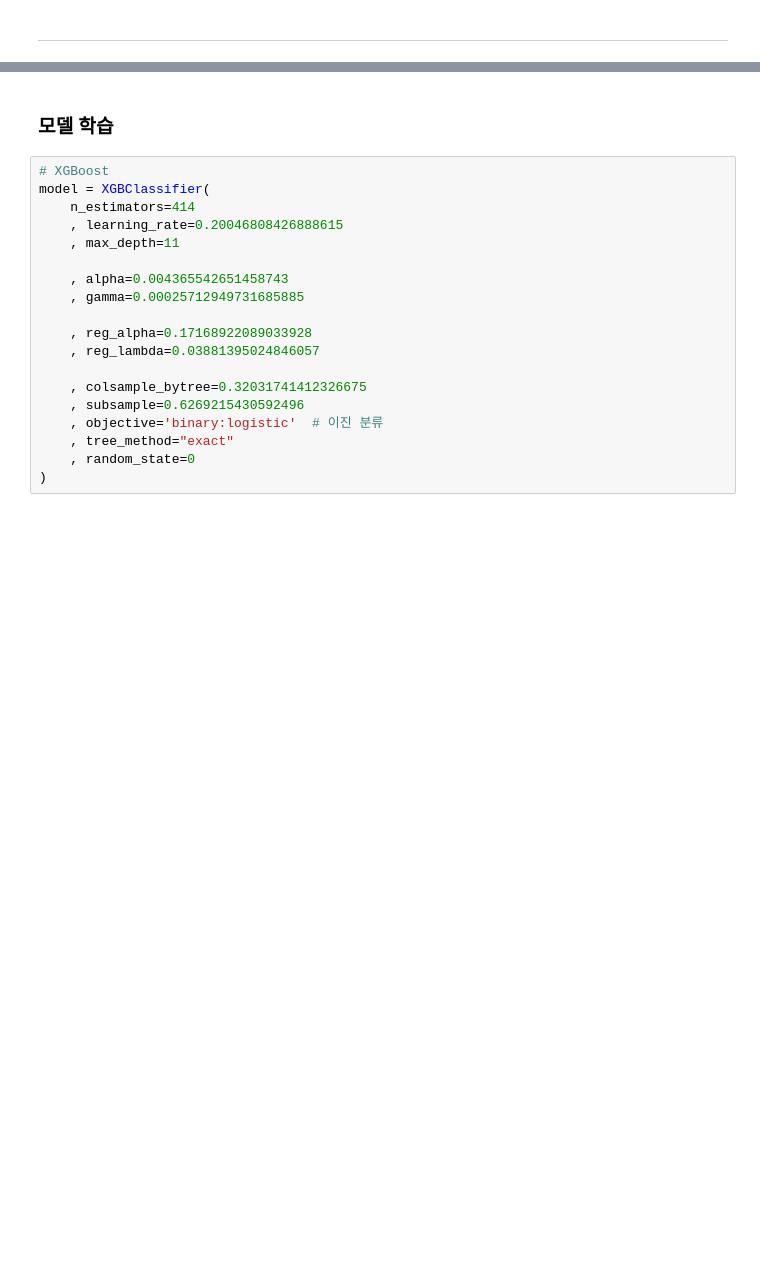
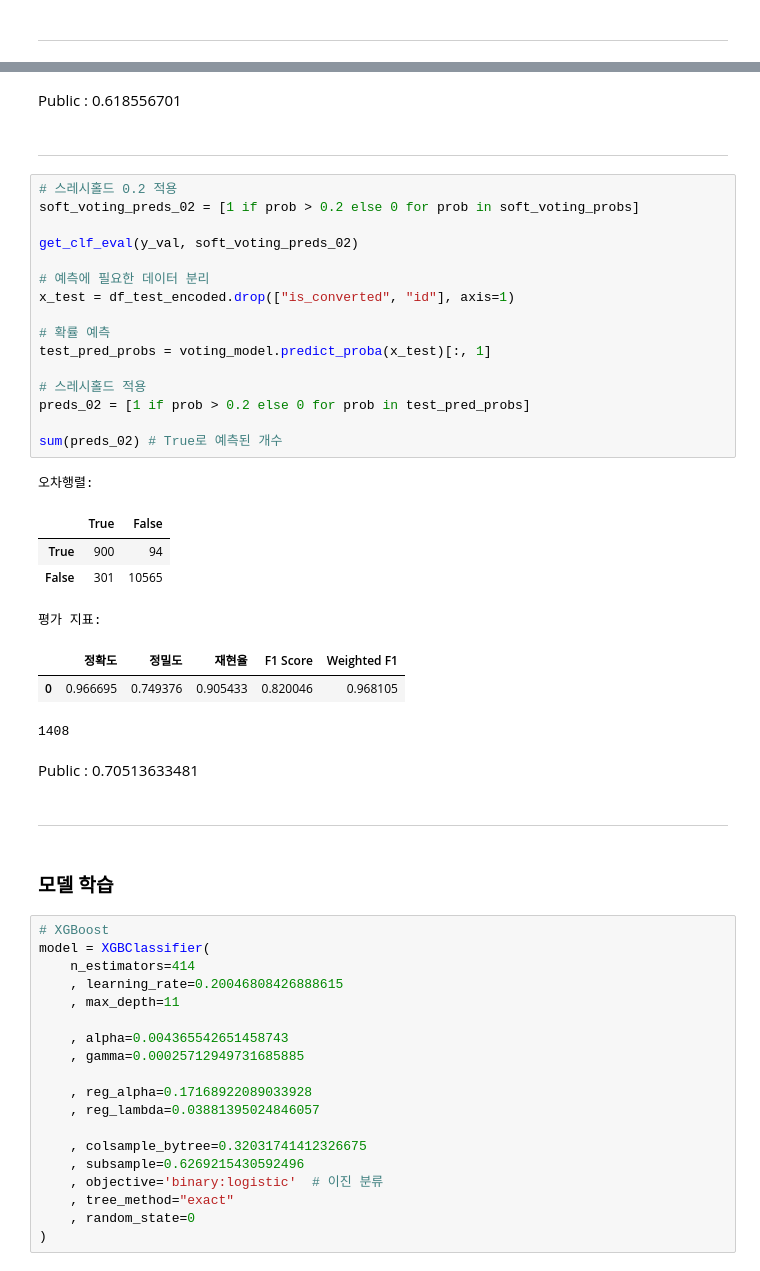
Before and after one commit to BaekJunehong/LG_Aimers_4th, a Jupyter notebook: Total_code.ipynb, the cells around one changed output, grey strips where cells are left out. Drawn from its saved outputs; the diff is of its cells as text; blank space fills up the shorter version.

```diff
--- a/Total_code.ipynb
+++ b/Total_code.ipynb
@@ -1066,3 +1200,36 @@ Public : 0.58030303
+# %% [markdown]
+Public : 0.618556701
+# %% [markdown]
+----
+# %%
+# 스레시홀드 0.2 적용
+soft_voting_preds_02 = [1 if prob > 0.2 else 0 for prob in soft_voting_probs]
+
+get_clf_eval(y_val, soft_voting_preds_02)
+
+# 예측에 필요한 데이터 분리
+x_test = df_test_encoded.drop(["is_converted", "id"], axis=1)
+
+# 확률 예측
+test_pred_probs = voting_model.predict_proba(x_test)[:, 1]
+
+# 스레시홀드 적용
+preds_02 = [1 if prob > 0.2 else 0 for prob in test_pred_probs]
+
+sum(preds_02) # True로 예측된 개수
+# %% [output]
+오차행렬:
+|  | True | False |
+| True | 900 | 94 |
+| False | 301 | 10565 |
+평가 지표:
+|  | 정확도 | 정밀도 | 재현율 | F1 Score | Weighted F1 |
+| 0 | 0.966695 | 0.749376 | 0.905433 | 0.820046 | 0.968105 |
+1408
+# %% [markdown]
+Public : 0.70513633481
+# %% [markdown]
+----
 # %% [markdown]
 ### 모델 학습
 # %%
```
Also changed, not shown: parts of 4 cells of this notebook.
